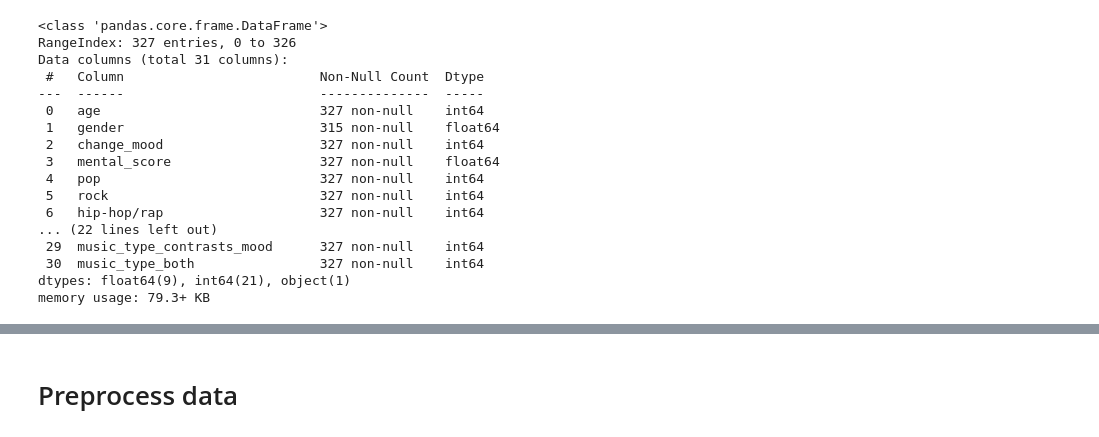
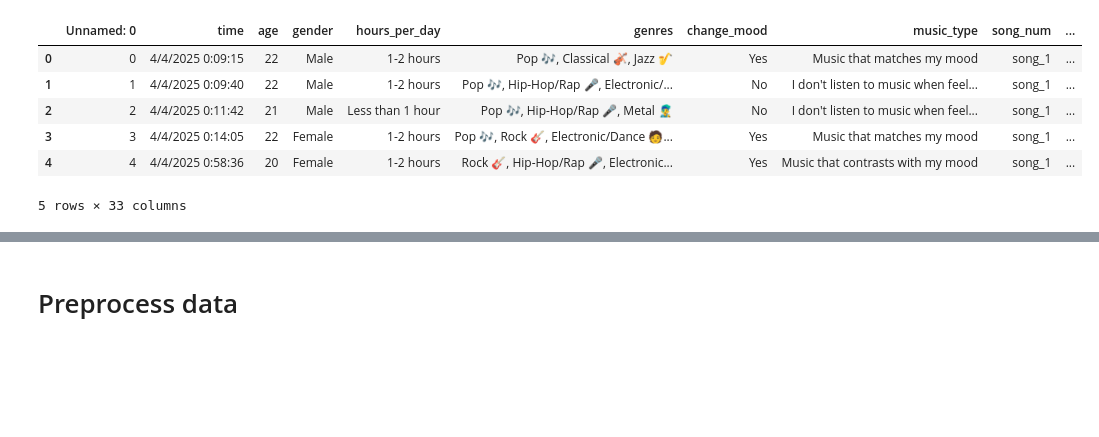
Before and after one commit to tanyaaton/music-and-mood-ml, a Jupyter notebook: music.ipynb, the cells around one changed output, grey strips where cells are left out. Saved outputs shown, nothing was run; the diff lists cells and outputs as text; code cells hidden in the pictures; blank space fills up the shorter version.

```diff
--- a/music.ipynb
+++ b/music.ipynb
@@ -17 +14,4 @@ datapath = 'final_processed_data.csv'
+# %%
+survey_data_path = 'data/survey_data.csv'
+song_features_path = 'data/song_features.csv'
 # %% [markdown]
@@ -30,20 +19,14 @@ df.head()
-# %%
-df.info()
-# %% [output]
-<class 'pandas.core.frame.DataFrame'>
-RangeIndex: 327 entries, 0 to 326
-Data columns (total 31 columns):
- #   Column                         Non-Null Count  Dtype
----  ------                         --------------  -----
- 0   age                            327 non-null    int64
- 1   gender                         315 non-null    float64
- 2   change_mood                    327 non-null    int64
- 3   mental_score                   327 non-null    float64
- 4   pop                            327 non-null    int64
- 5   rock                           327 non-null    int64
- 6   hip-hop/rap                    327 non-null    int64
-... (22 lines left out)
- 29  music_type_contrasts_mood      327 non-null    int64
- 30  music_type_both                327 non-null    int64
-dtypes: float64(9), int64(21), object(1)
-memory usage: 79.3+ KB
+# %%
+df = pd.read_csv(survey_data_path)
+song_features = pd.read_csv(song_features_path)
+
+df = pd.concat([df, song_features], axis=1)
+df.head()
+# %% [output]
+|  | Unnamed: 0 | time | age | gender | hours_per_day | genres | change_mood | music_type | song_num | ... |
+| 0 | 0 | 4/4/2025 0:09:15 | 22 | Male | 1-2 hours | Pop 🎶, Classical 🎻, Jazz 🎷 | Yes | Music that matches my mood | song_1 | ... |
+| 1 | 1 | 4/4/2025 0:09:40 | 22 | Male | 1-2 hours | Pop 🎶, Hip-Hop/Rap 🎤, Electronic/... | No | I don't listen to music when feel... | song_1 | ... |
+| 2 | 2 | 4/4/2025 0:11:42 | 21 | Male | Less than 1 hour | Pop 🎶, Hip-Hop/Rap 🎤, Metal 👨‍🎤 | No | I don't listen to music when feel... | song_1 | ... |
+| 3 | 3 | 4/4/2025 0:14:05 | 22 | Female | 1-2 hours | Pop 🎶, Rock 🎸, Electronic/Dance 🧑... | Yes | Music that matches my mood | song_1 | ... |
+| 4 | 4 | 4/4/2025 0:58:36 | 20 | Female | 1-2 hours | Rock 🎸, Hip-Hop/Rap 🎤, Electronic... | Yes | Music that contrasts with my mood | song_1 | ... |
+5 rows × 33 columns
```
Also changed, not shown: parts of 14 cells of this notebook, 6 other files.
